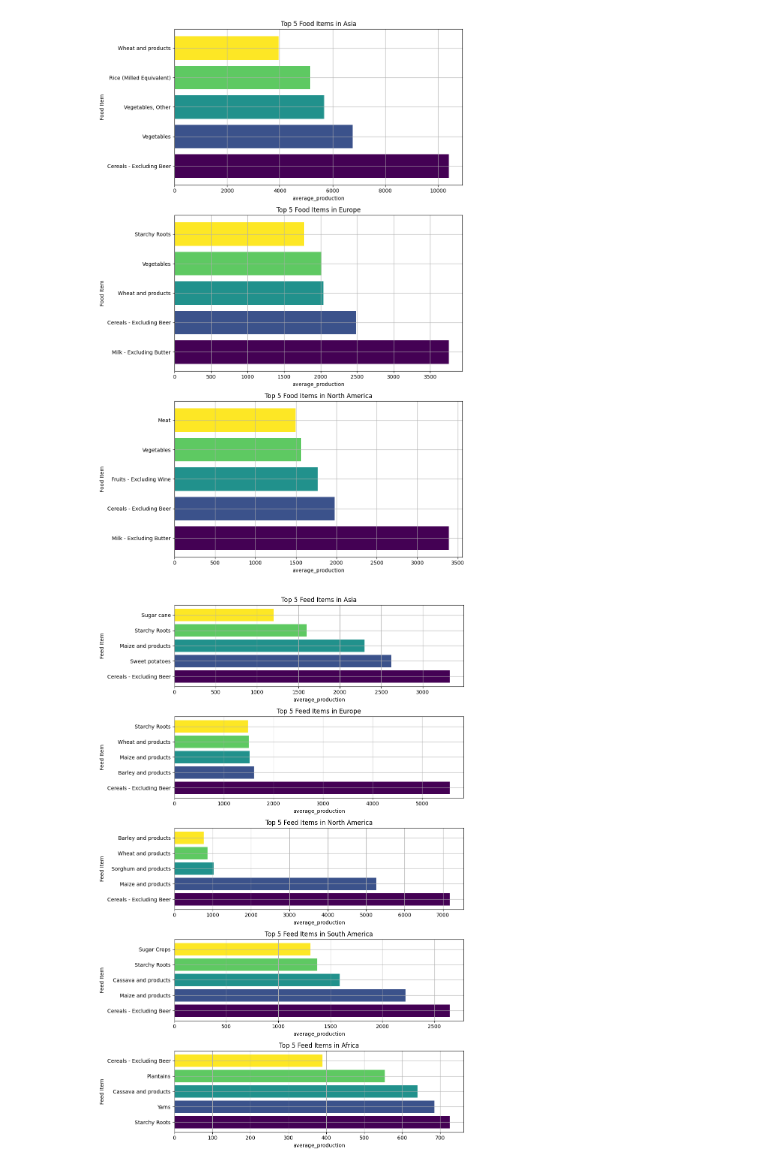
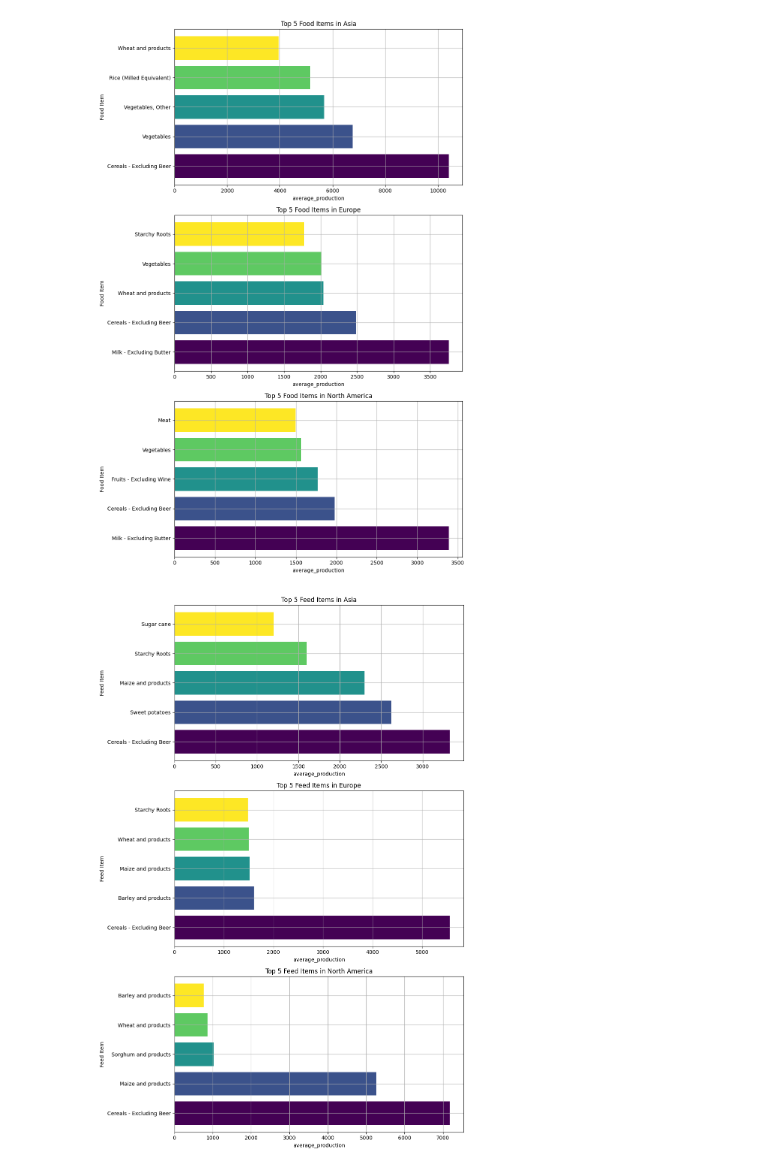
Before and after one commit to JoshuaEntrata/DataViz_Assessment1, a Jupyter notebook: improved_plotting.ipynb, the cells around one changed output. Saved outputs shown, nothing was run; the diff lists cells and outputs as text; code cells hidden in the pictures.

```diff
--- a/improved_plotting.ipynb
+++ b/improved_plotting.ipynb
@@ -149,11 +180,11 @@ comparison_plot(
 # %%
 comparison_plot(
     df=merged_df,
     location='continent',
-    top_location=5,
+    top_location=3,
     value='average_production',
     top_value=5,
     element='Feed'
 )
 # %% [output]
-[figure, old version]
+[figure, new version]
```
Also changed, not shown: parts of 4 cells of this notebook.
